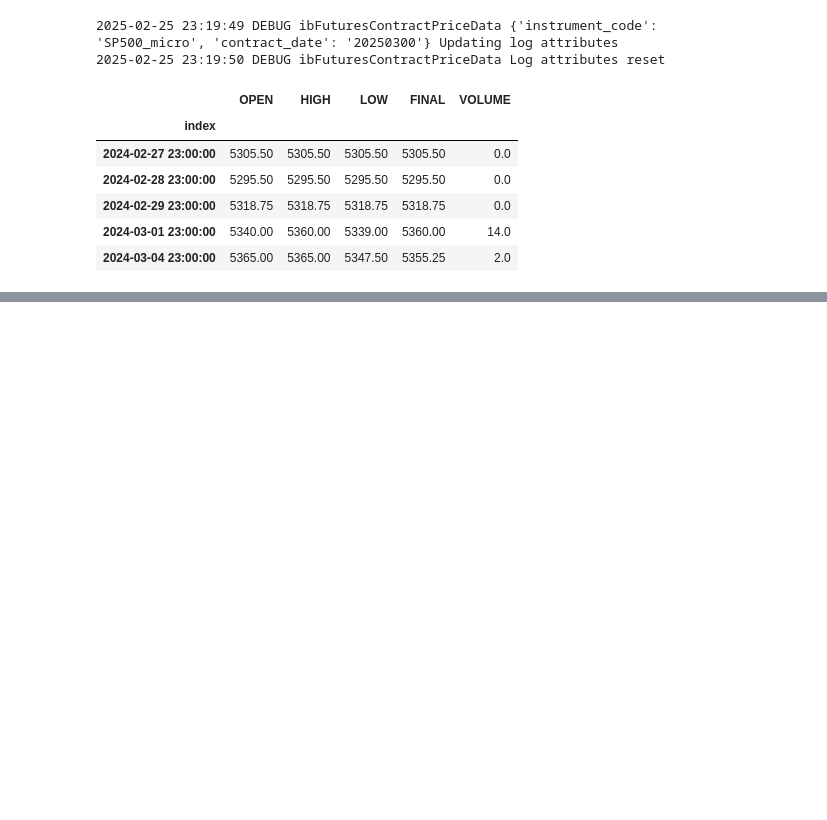
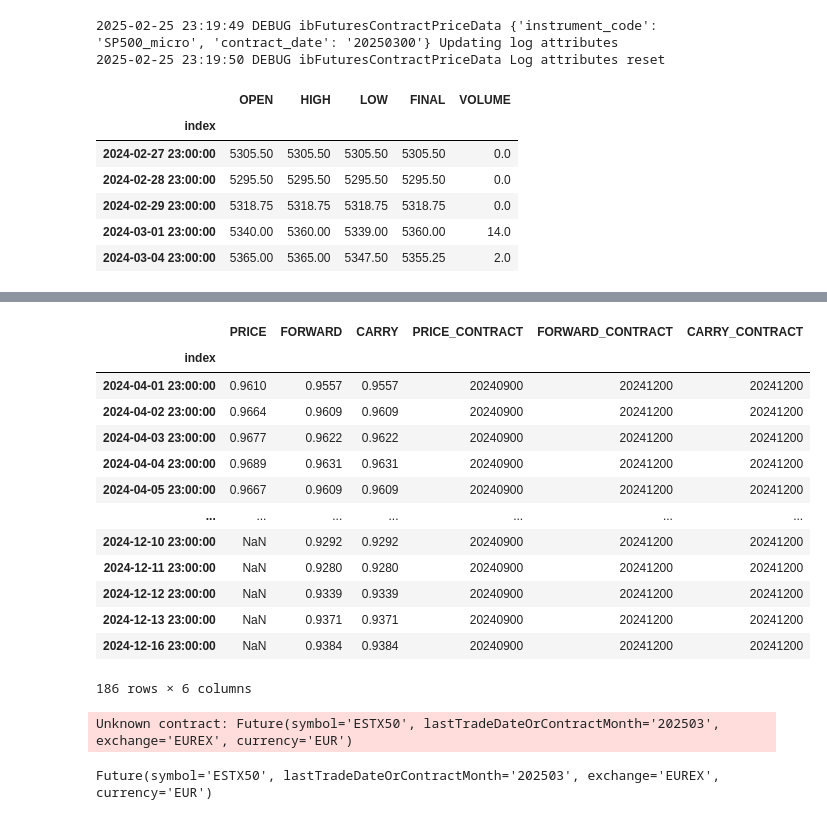
Before and after one commit to nicolauda/pysystemtrade, a Jupyter notebook: private/001_demo/data_prova.ipynb, the cells around one changed output, grey strips where cells are left out. Cells and saved outputs as stored; diff of their text form; code cells hidden in the pictures; blank space fills up the shorter version.

```diff
--- a/private/001_demo/data_prova.ipynb
+++ b/private/001_demo/data_prova.ipynb
@@ -94,0 +97,12 @@ data
+# %%
+from sysdata.config.configdata import Config
+from systems.provided.futures_chapter15.estimatedsystem import futures_system
+from sysdata.sim.db_futures_sim_data import dbFuturesSimData
+from sysdata.sim.csv_futures_sim_data import csvFuturesSimData
+from ib_insync import util
+
+util.startLoop() #only required when running inside a notebook
+my_config=Config("private.001_demo.config.yaml")
+my_data = dbFuturesSimData()
+my_csv_data = csvFuturesSimData()
+system = futures_system(config=my_config, data=my_data)
@@ -94,0 +135,17 @@ data
+# %%
+system.data.get_multiple_prices("EURCHF")
+# %% [output]
+|  | PRICE | FORWARD | CARRY | PRICE_CONTRACT | FORWARD_CONTRACT | CARRY_CONTRACT |
+| index |  |  |  |  |  |  |
+| 2024-04-01 23:00:00 | 0.9610 | 0.9557 | 0.9557 | 20240900 | 20241200 | 20241200 |
+| 2024-04-02 23:00:00 | 0.9664 | 0.9609 | 0.9609 | 20240900 | 20241200 | 20241200 |
+| 2024-04-03 23:00:00 | 0.9677 | 0.9622 | 0.9622 | 20240900 | 20241200 | 20241200 |
+| 2024-04-04 23:00:00 | 0.9689 | 0.9631 | 0.9631 | 20240900 | 20241200 | 20241200 |
+| 2024-04-05 23:00:00 | 0.9667 | 0.9609 | 0.9609 | 20240900 | 20241200 | 20241200 |
+| ... | ... | ... | ... | ... | ... | ... |
+| 2024-12-10 23:00:00 | NaN | 0.9292 | 0.9292 | 20240900 | 20241200 | 20241200 |
+| 2024-12-11 23:00:00 | NaN | 0.9280 | 0.9280 | 20240900 | 20241200 | 20241200 |
+| 2024-12-12 23:00:00 | NaN | 0.9339 | 0.9339 | 20240900 | 20241200 | 20241200 |
+| 2024-12-13 23:00:00 | NaN | 0.9371 | 0.9371 | 20240900 | 20241200 | 20241200 |
+| 2024-12-16 23:00:00 | NaN | 0.9384 | 0.9384 | 20240900 | 20241200 | 20241200 |
+186 rows × 6 columns
@@ -94,0 +154,15 @@ data
+# %%
+from ib_insync import *
+from ib_insync import util
+
+util.startLoop() #only required when running inside a notebook
+
+if not ib.isConnected():
+	ib.connect('127.0.0.1', 7497, clientId=1)
+
+contract = Future(symbol='ESTX50', lastTradeDateOrContractMonth='202503', exchange='EUREX', currency='EUR')
+ib.qualifyContracts(contract)
+print(contract)
+# %% [output]
+Unknown contract: Future(symbol='ESTX50', lastTradeDateOrContractMonth='202503', exchange='EUREX', currency='EUR')
+Future(symbol='ESTX50', lastTradeDateOrContractMonth='202503', exchange='EUREX', currency='EUR')
```
Also changed, not shown: parts of 8 cells of this notebook, 1 other file.
